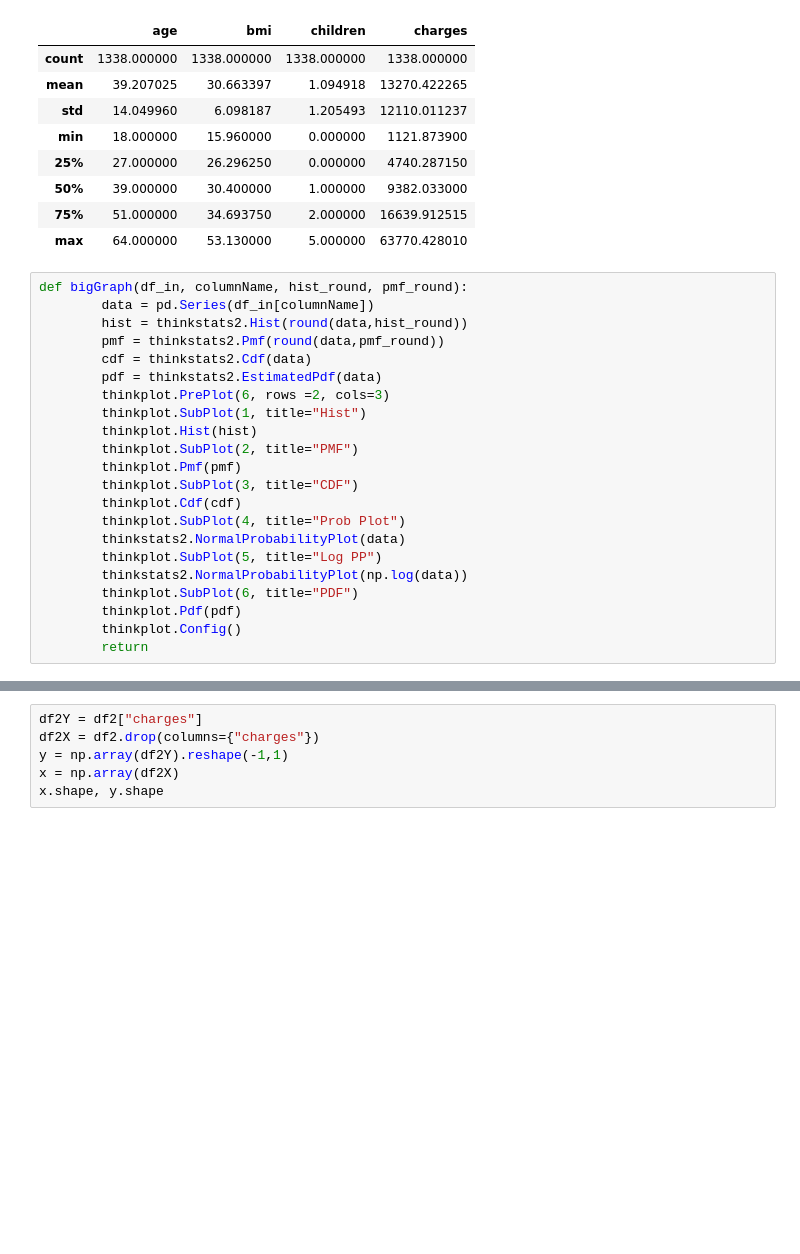
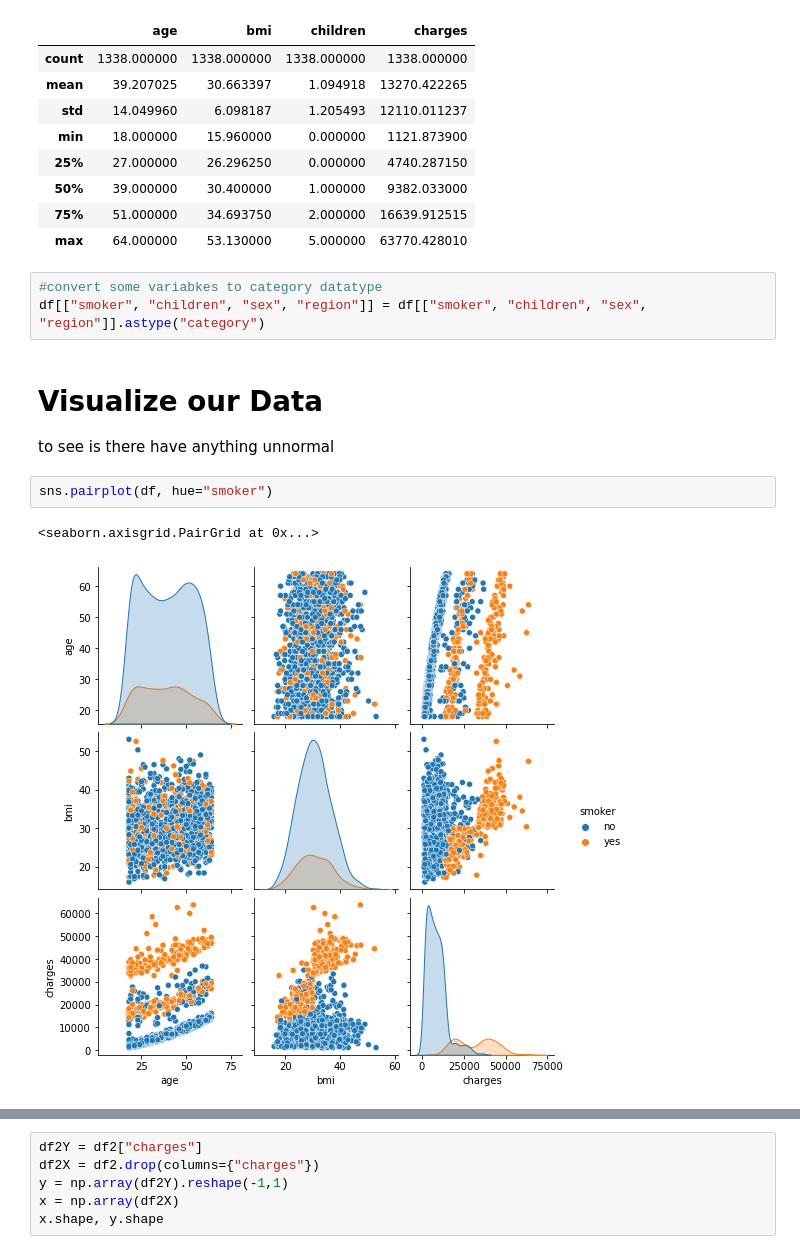
Before and after one commit to CcDenn/Data3450-project, a Jupyter notebook: 3450 project.ipynb, the cells around one changed output, grey strips where cells are left out. Drawn from its saved outputs; the diff is of its cells as text; blank space fills up the shorter version.

```diff
--- a/3450 project.ipynb
+++ b/3450 project.ipynb
@@ -74,25 +108,14 @@ df.describe()
 | 50% | 39.000000 | 30.400000 | 1.000000 | 9382.033000 |
 | 75% | 51.000000 | 34.693750 | 2.000000 | 16639.912515 |
 | max | 64.000000 | 53.130000 | 5.000000 | 63770.428010 |
-# %%
-def bigGraph(df_in, columnName, hist_round, pmf_round):
-        data = pd.Series(df_in[columnName])
-        hist = thinkstats2.Hist(round(data,hist_round))
-        pmf = thinkstats2.Pmf(round(data,pmf_round))
-        cdf = thinkstats2.Cdf(data)
-        pdf = thinkstats2.EstimatedPdf(data)
-        thinkplot.PrePlot(6, rows =2, cols=3)
-        thinkplot.SubPlot(1, title="Hist")
-        thinkplot.Hist(hist)
-        thinkplot.SubPlot(2, title="PMF")
-        thinkplot.Pmf(pmf)
-        thinkplot.SubPlot(3, title="CDF")
-        thinkplot.Cdf(cdf)
-        thinkplot.SubPlot(4, title="Prob Plot")
-        thinkstats2.NormalProbabilityPlot(data)
-        thinkplot.SubPlot(5, title="Log PP")
-        thinkstats2.NormalProbabilityPlot(np.log(data))
-        thinkplot.SubPlot(6, title="PDF")
-        thinkplot.Pdf(pdf)
-        thinkplot.Config()
-        return
+# %%
+#convert some variabkes to category datatype
+df[["smoker", "children", "sex", "region"]] = df[["smoker", "children", "sex", "region"]].astype("category")
+# %% [markdown]
+# Visualize our Data
+to see is there have anything unnormal
+# %%
+sns.pairplot(df, hue="smoker")
+# %% [output]
+<seaborn.axisgrid.PairGrid at 0x...>
+[figure, added]
```
Also changed, not shown: parts of 20 cells of this notebook.
